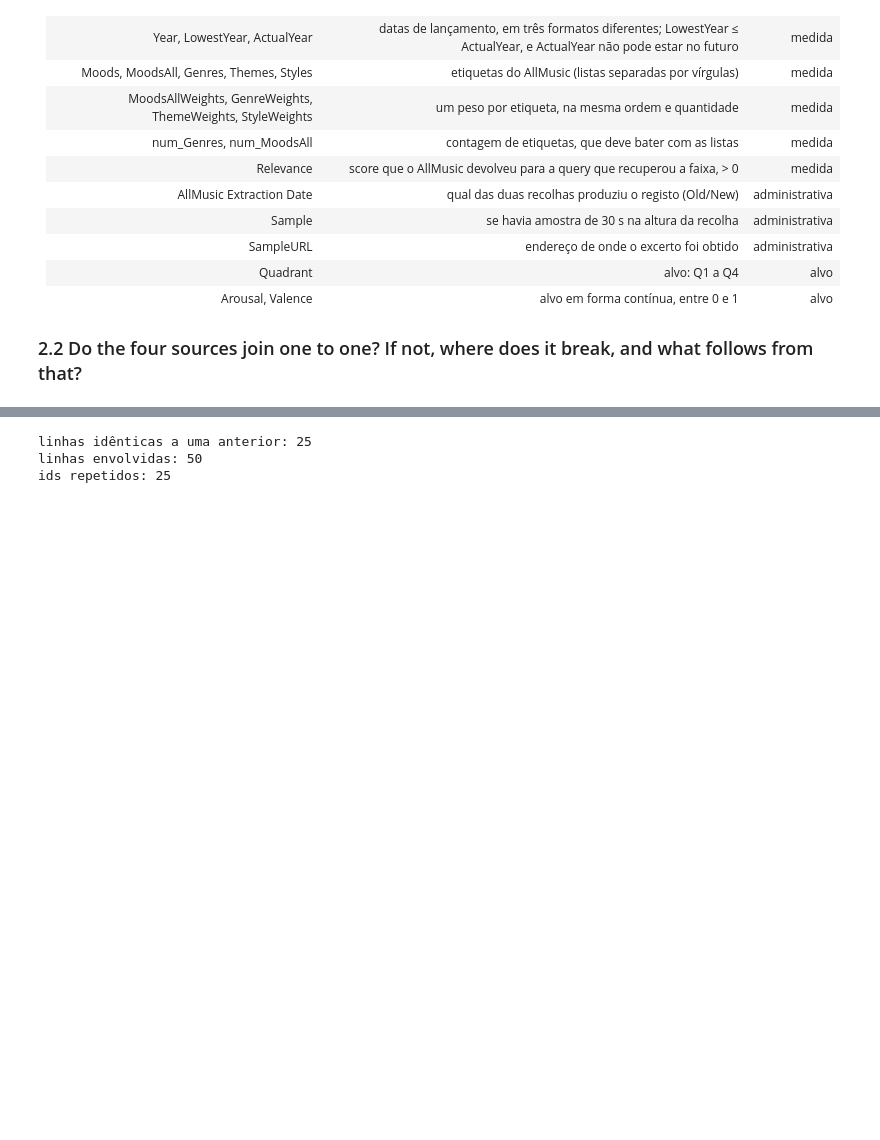
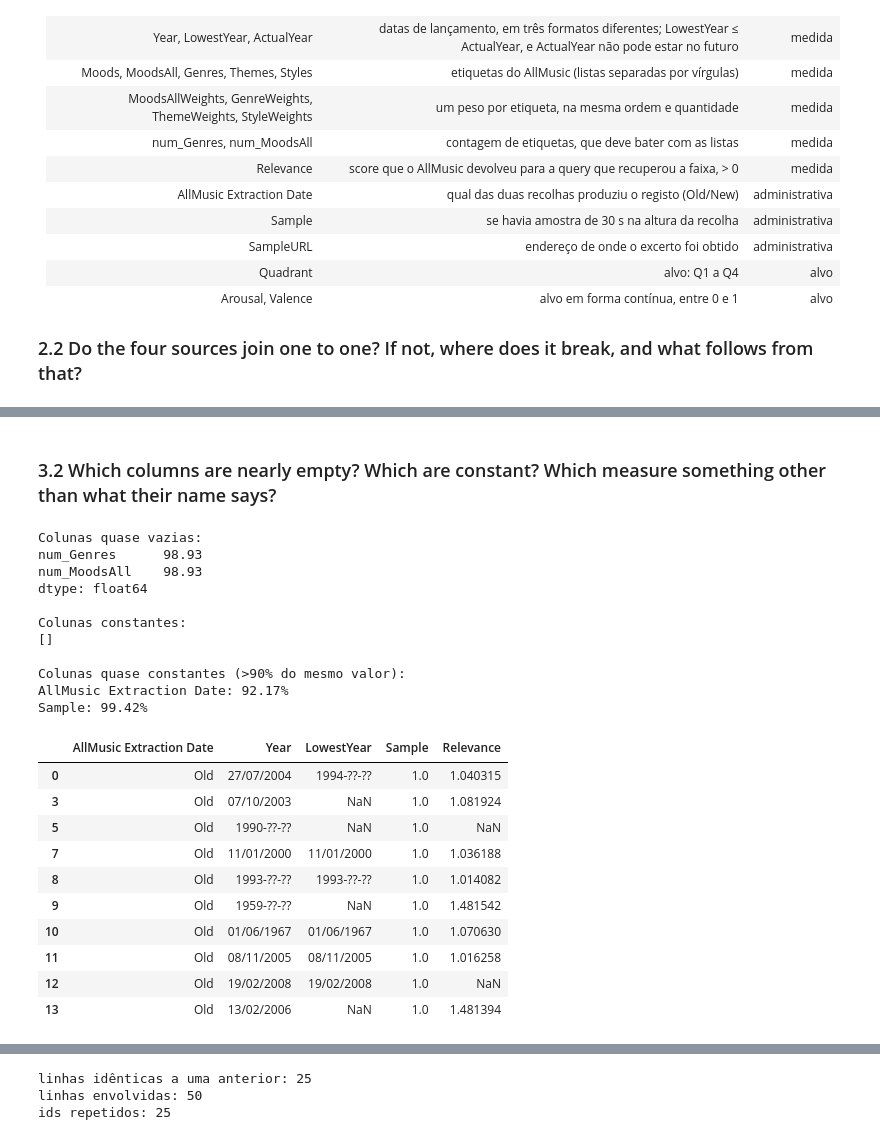
Before and after one commit to TomAintAround/MusicEmotionRecon, a Jupyter notebook: proj.ipynb, the cells around one changed output, grey strips where cells are left out. Cells and saved outputs as stored; diff of their text form; code cells hidden in the pictures; blank space fills up the shorter version.

```diff
--- a/proj.ipynb
+++ b/proj.ipynb
@@ -85,0 +160,41 @@ Themes e ThemeWeights são consideradas hipóteses a investigar, por pertencerem
+# %% [markdown]
+### 3.2 Which columns are nearly empty? Which are constant? Which measure something other than what their name says?
+# %%
+print("Colunas quase vazias:")
+percentagem_na = metadados.isna().mean() * 100
+print(percentagem_na[percentagem_na > 90].round(2))
+
+print("\nColunas constantes:")
+colunas_constantes = metadados.columns[metadados.nunique() == 1].tolist()
+print(colunas_constantes)
+
+print("\nColunas quase constantes (>90% do mesmo valor):")
+for col in metadados.columns:
+    maior_frequencia = metadados[col].value_counts(normalize=True).max()
+    if maior_frequencia > 0.90:
+        print(f"{col}: {round(maior_frequencia * 100, 2)}%")
+
+display(metadados[["AllMusic Extraction Date", "Year", "LowestYear", "Sample", "Relevance"]].head(10))
+# %% [output]
+Colunas quase vazias:
+num_Genres      98.93
+num_MoodsAll    98.93
+dtype: float64
+
+Colunas constantes:
+[]
+
+Colunas quase constantes (>90% do mesmo valor):
+AllMusic Extraction Date: 92.17%
+Sample: 99.42%
+|  | AllMusic Extraction Date | Year | LowestYear | Sample | Relevance |
+| 0 | Old | 27/07/2004 | 1994-??-?? | 1.0 | 1.040315 |
+| 3 | Old | 07/10/2003 | NaN | 1.0 | 1.081924 |
+| 5 | Old | 1990-??-?? | NaN | 1.0 | NaN |
+| 7 | Old | 11/01/2000 | 11/01/2000 | 1.0 | 1.036188 |
+| 8 | Old | 1993-??-?? | 1993-??-?? | 1.0 | 1.014082 |
+| 9 | Old | 1959-??-?? | NaN | 1.0 | 1.481542 |
+| 10 | Old | 01/06/1967 | 01/06/1967 | 1.0 | 1.070630 |
+| 11 | Old | 08/11/2005 | 08/11/2005 | 1.0 | 1.016258 |
+| 12 | Old | 19/02/2008 | 19/02/2008 | 1.0 | NaN |
+| 13 | Old | 13/02/2006 | NaN | 1.0 | 1.481394 |
```
Also changed, not shown: parts of 25 cells of this notebook.
